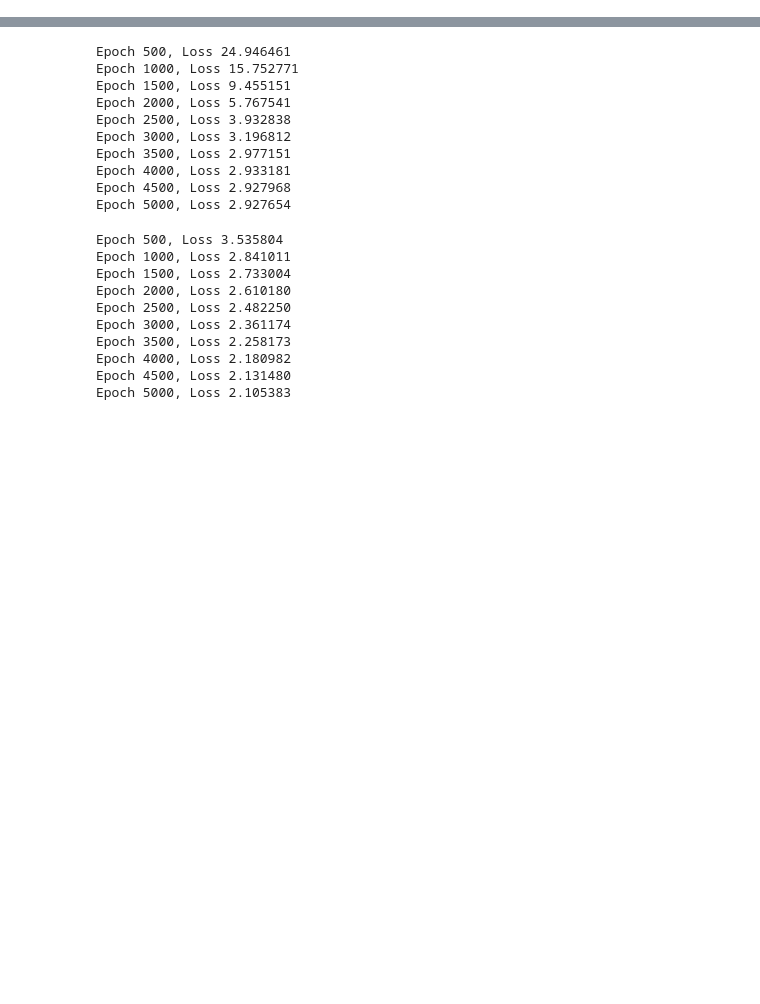
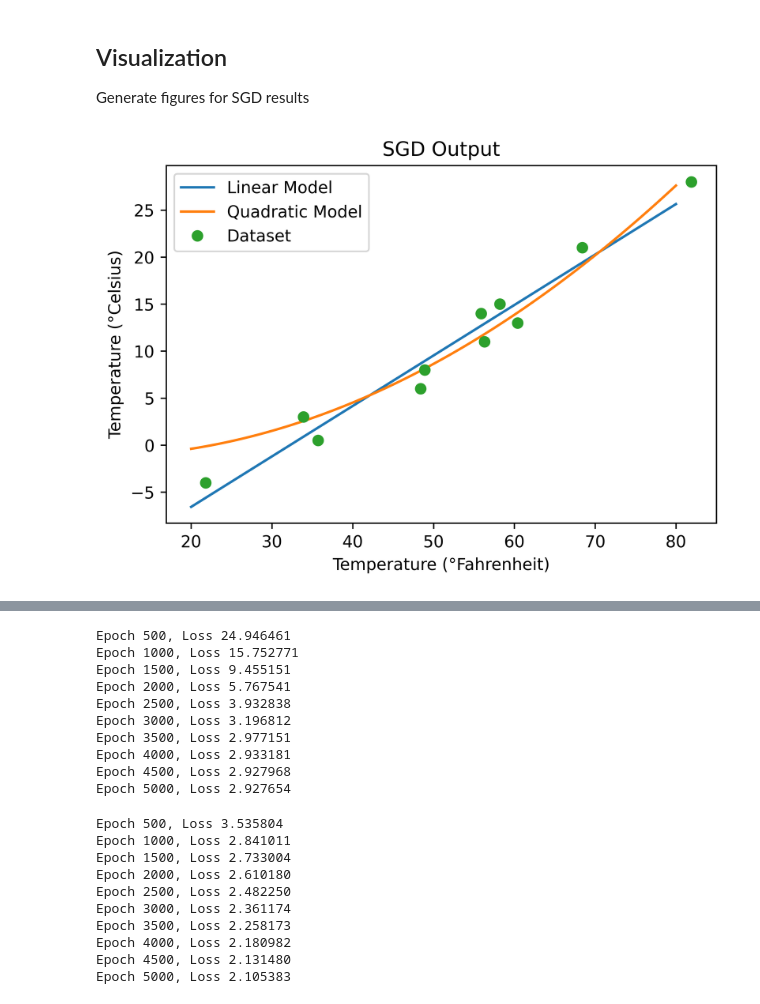
Before and after one commit to nhewitt99/realtime-ai-hw, a Jupyter notebook: hw3/hw3p1.ipynb, the cells around one changed output, grey strips where cells are left out. Cells and saved outputs as stored; diff of their text form; code cells hidden in the pictures; blank space fills up the shorter version.

```diff
--- a/hw3/hw3p1.ipynb
+++ b/hw3/hw3p1.ipynb
@@ -58,0 +65,11 @@ def training_loop(n_epochs, optimizer, params, t_u, t_c):
+# %%
+# Run linear with SGD
+params = torch.tensor([1.0, 0.0], requires_grad=True)
+optimizer = optim.SGD([params], lr=lr)
+
+params_lin_SGD, loss_lin_SGD = training_loop(
+    n_epochs = n,
+    optimizer = optimizer,
+    params = params,
+    t_u = t_un,
+    t_c = t_c)
@@ -58,0 +90,11 @@ def training_loop(n_epochs, optimizer, params, t_u, t_c):
+# %%
+# Run quadratic with SGD
+params = torch.tensor([0.0, 1.0, 0.0], requires_grad=True)
+optimizer = optim.SGD([params], lr=1e-4)
+
+params_quad_SGD, loss_quad_SGD = training_loop(
+    n_epochs = n,
+    optimizer = optimizer,
+    params = params,
+    t_u = t_un,
+    t_c = t_c)
@@ -58,0 +112,21 @@ def training_loop(n_epochs, optimizer, params, t_u, t_c):
+# %% [markdown]
+## Visualization
+Generate figures for SGD results
+# %%
+# Generate points to visualize models
+x = np.linspace(2, 8, 200) # 200 points from 2 to 8 (20 to 80, * 0.1)
+t_p_lin_SGD = model(x, params_lin_SGD.detach())
+t_p_quad_SGD = model(x, params_quad_SGD.detach())
+# %%
+# Set up figure for model outputs
+fig = plt.figure(dpi=600)
+plt.xlabel("Temperature (°Fahrenheit)")
+plt.ylabel("Temperature (°Celsius)")
+lin, = plt.plot(x*10, t_p_lin_SGD.detach().numpy())  # Plot linear model
+quad, = plt.plot(x*10, t_p_quad_SGD.detach().numpy()) # Plot quadratic model
+data, = plt.plot(t_u.numpy(), t_c.numpy(), 'o')        # Plot dataset
+plt.legend([lin, quad, data], ['Linear Model', 'Quadratic Model', 'Dataset'])
+plt.title("SGD Output")
+plt.savefig("SGD results.png", format="png")
+# %% [output]
+[figure, added]
```
Also changed, not shown: parts of 22 cells of this notebook.
